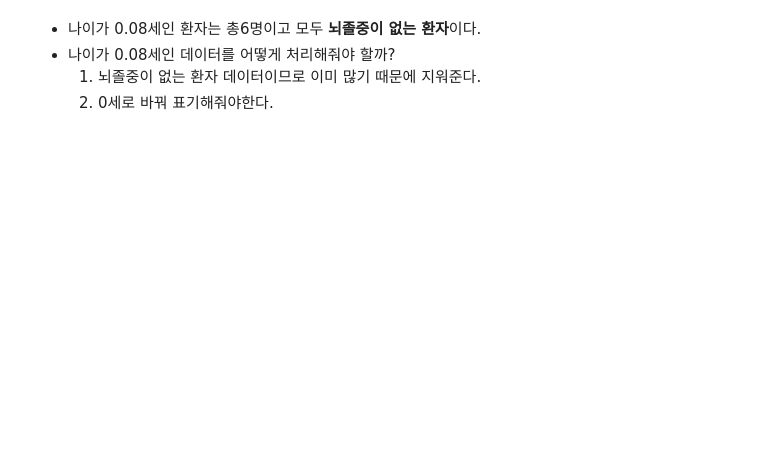
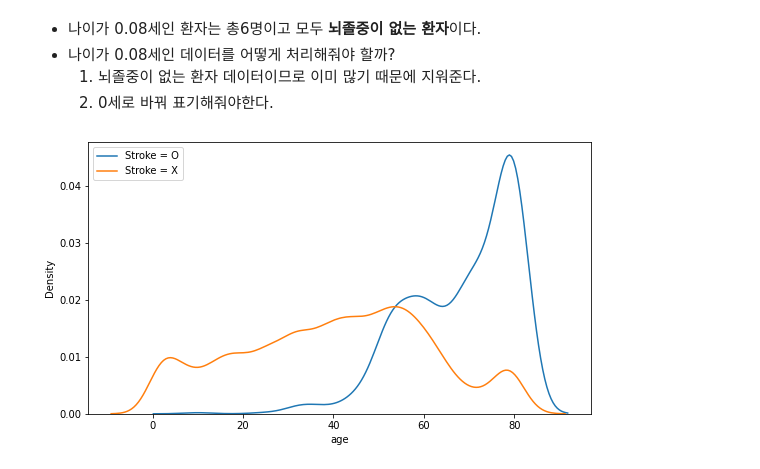
Before and after one commit to JaeHong-Park987/Stroke, a Jupyter notebook: Stroke 데이터 분석.ipynb, the cells around one changed output. Cells and saved outputs as stored; diff of their text form; code cells hidden in the pictures; blank space fills up the shorter version.

```diff
--- a/Stroke 데이터 분석.ipynb
+++ b/Stroke 데이터 분석.ipynb
@@ -268,3 +268,11 @@ df_stroke[df_stroke['age'] == 0.08]
 * 나이가 0.08세인 데이터를 어떻게 처리해줘야 할까?
     1. 뇌졸중이 없는 환자 데이터이므로 이미 많기 때문에 지워준다.
     2. 0세로 바꿔 표기해줘야한다.
+# %%
+fig, ax = plt.subplots(1, 1, figsize=(9, 5))
+sns.kdeplot(df_stroke[df_stroke['stroke'] == 1]['age'], ax = ax)
+sns.kdeplot(df_stroke[df_stroke['stroke'] == 0]['age'], ax = ax)
+plt.legend(['Stroke = O', 'Stroke = X'])
+plt.show()
+# %% [output]
+[figure, added]
```
Also changed, not shown: parts of 25 cells of this notebook.
